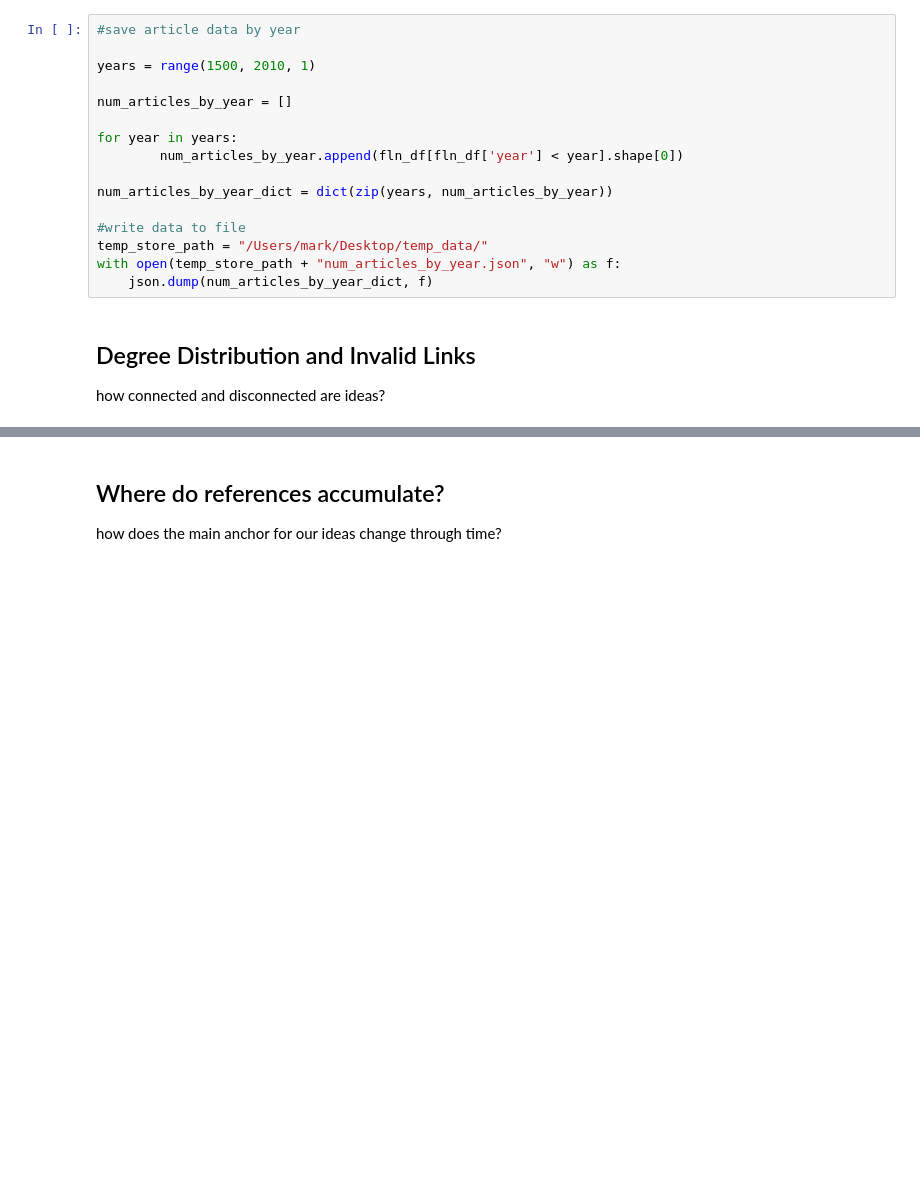
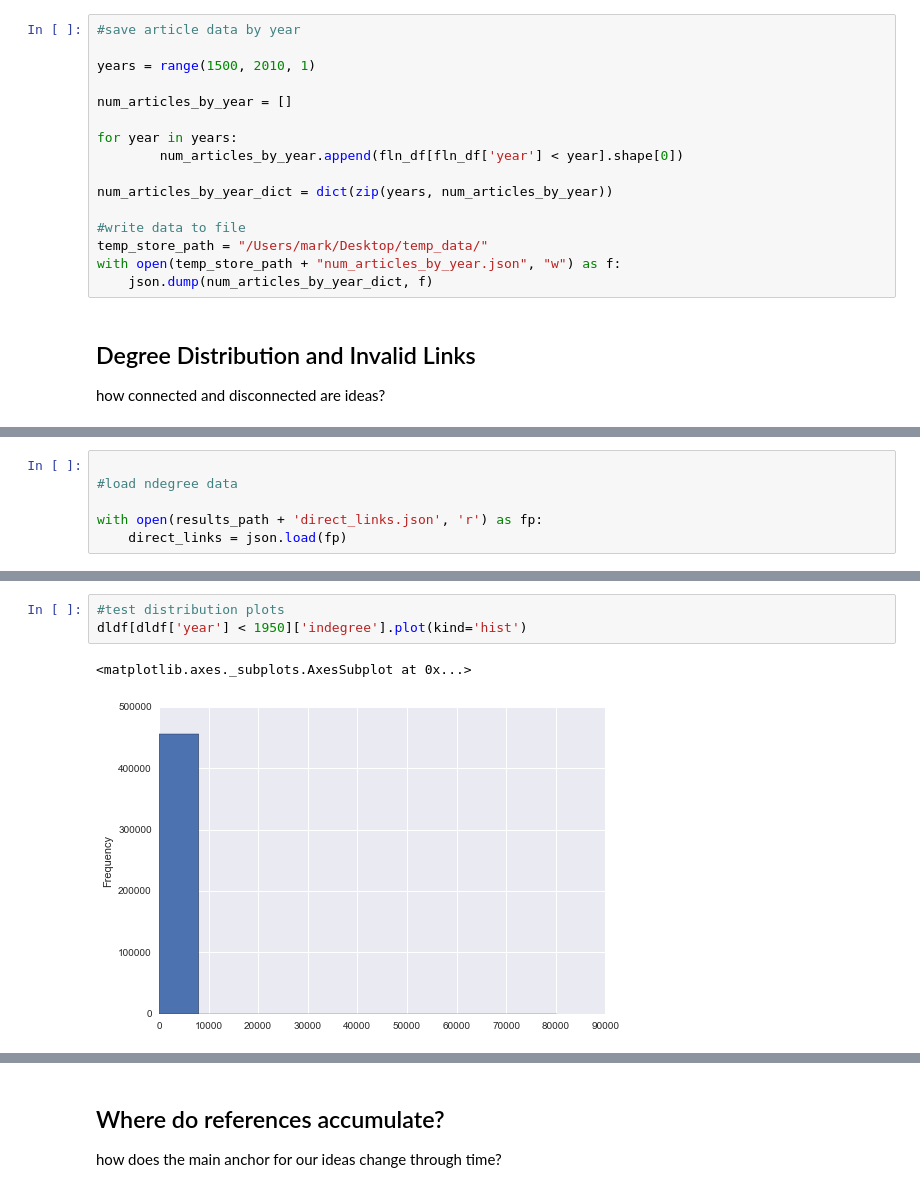
Before and after one commit to marksibrahim/historical_wikipedia, a Jupyter notebook: Wikipedia through Time.ipynb, the cells around one changed output, grey strips where cells are left out. Cells and saved outputs as stored; diff of their text form; blank space fills up the shorter version.

```diff
--- a/Wikipedia through Time.ipynb
+++ b/Wikipedia through Time.ipynb
@@ -128,0 +134,6 @@ how connected and disconnected are ideas?
+# %%
+
+#load ndegree data
+
+with open(results_path + 'direct_links.json', 'r') as fp:
+    direct_links = json.load(fp)
@@ -128,0 +181,6 @@ how connected and disconnected are ideas?
+# %%
+#test distribution plots
+dldf[dldf['year'] < 1950]['indegree'].plot(kind='hist')
+# %% [output]
+<matplotlib.axes._subplots.AxesSubplot at 0x...>
+[figure, added]
```
Also changed, not shown: parts of 24 cells of this notebook, 3 other files.
